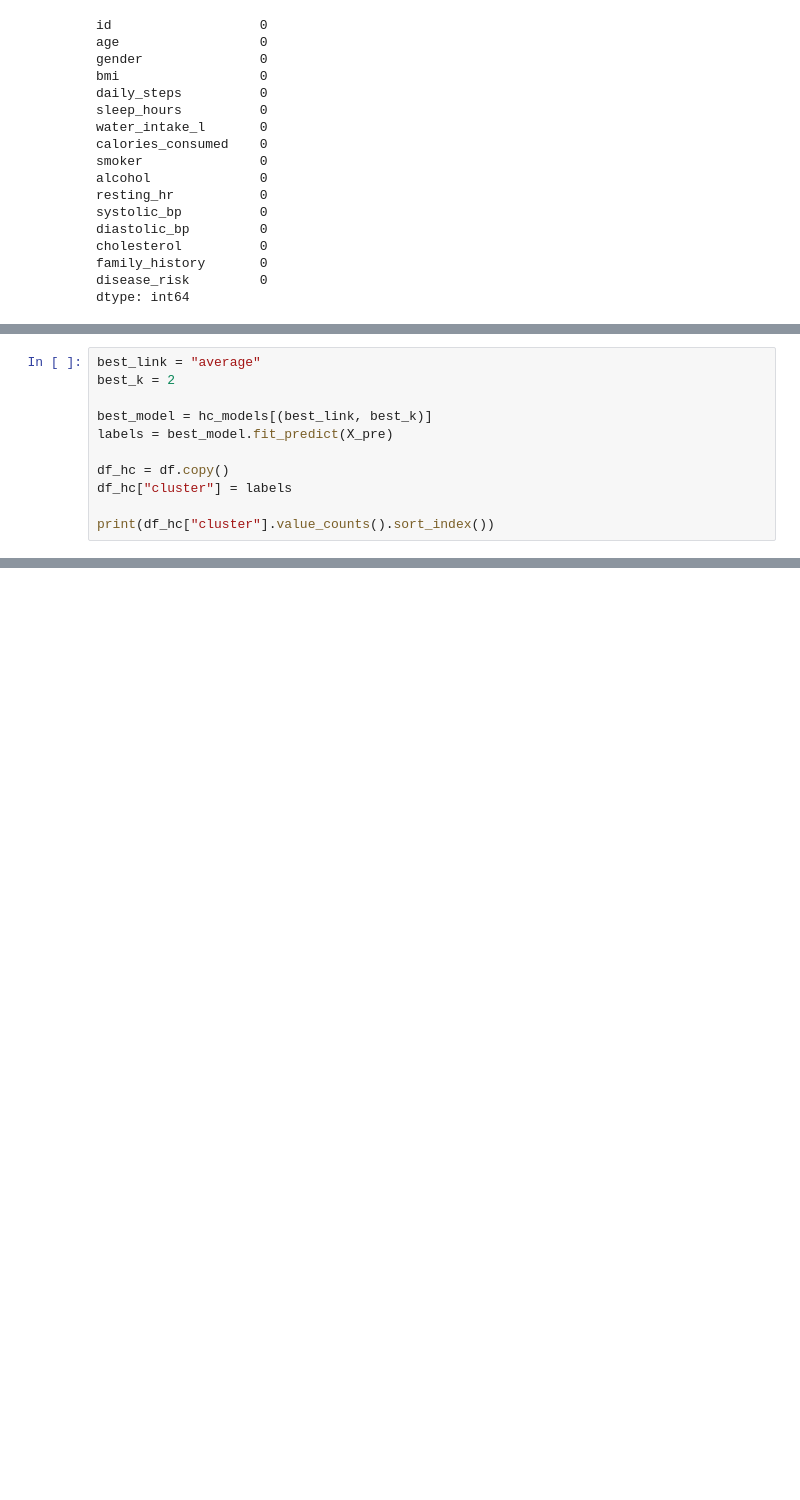
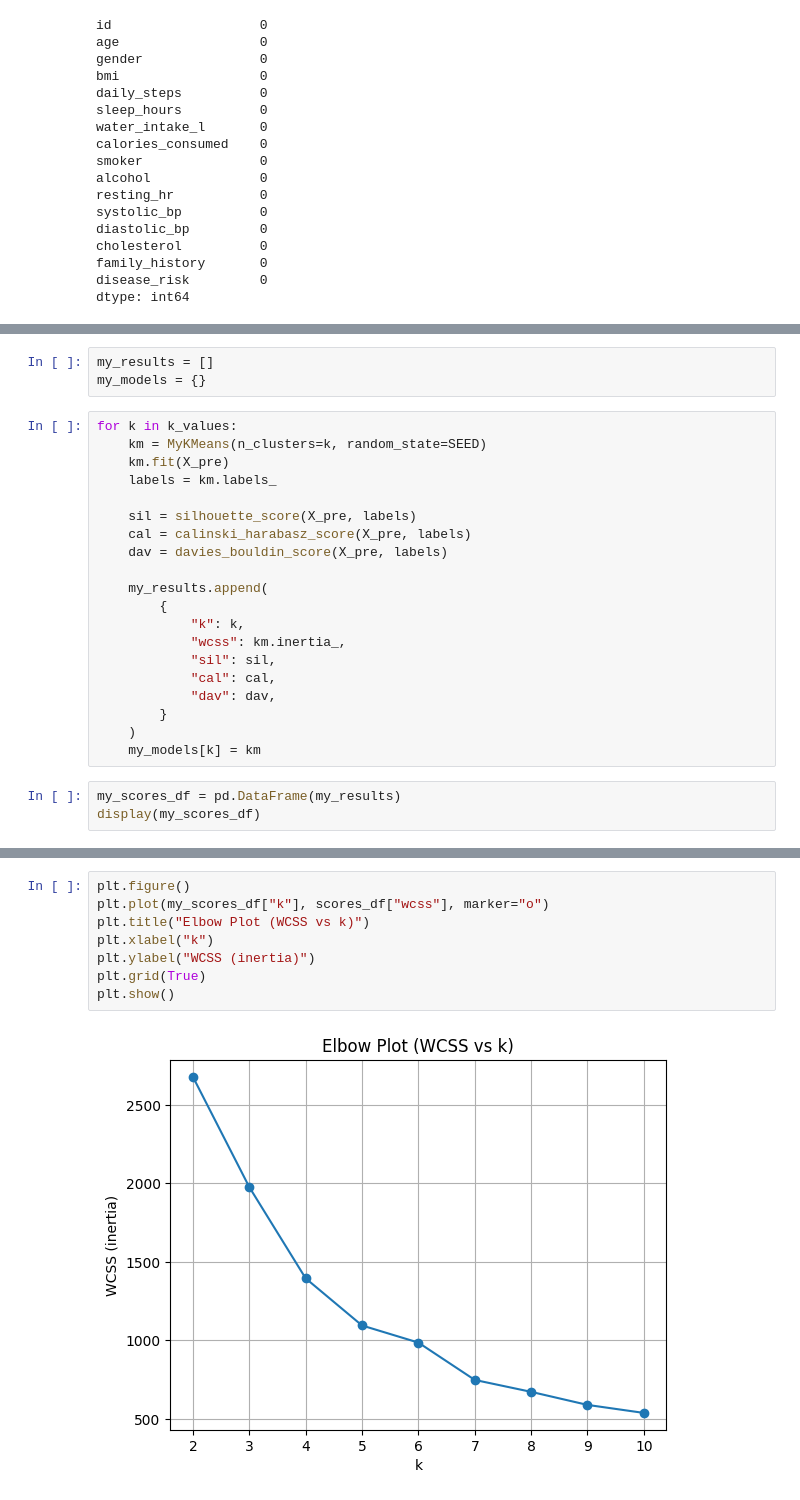
Before and after one commit to poslam/sem7-ds, a Jupyter notebook: ia/labs/2.ipynb, the cells around one changed output, grey strips where cells are left out. Drawn from its saved outputs; the diff is of its cells as text; blank space fills up the shorter version.

```diff
--- a/ia/labs/2.ipynb
+++ b/ia/labs/2.ipynb
@@ -426,11 +302,0 @@ for link in hc_scores["linkage"].unique():
-# %%
-best_link = "average"
-best_k = 2
-
-best_model = hc_models[(best_link, best_k)]
-labels = best_model.fit_predict(X_pre)
-
-df_hc = df.copy()
-df_hc["cluster"] = labels
-
-print(df_hc["cluster"].value_counts().sort_index())
@@ -494,0 +303,26 @@ plt.show()
+# %%
+my_results = []
+my_models = {}
+# %%
+for k in k_values:
+    km = MyKMeans(n_clusters=k, random_state=SEED)
+    km.fit(X_pre)
+    labels = km.labels_
+
+    sil = silhouette_score(X_pre, labels)
+    cal = calinski_harabasz_score(X_pre, labels)
+    dav = davies_bouldin_score(X_pre, labels)
+
+    my_results.append(
+        {
+            "k": k,
+            "wcss": km.inertia_,
+            "sil": sil,
+            "cal": cal,
+            "dav": dav,
+        }
+    )
+    my_models[k] = km
+# %%
+my_scores_df = pd.DataFrame(my_results)
+display(my_scores_df)
@@ -494,0 +410,10 @@ plt.show()
+# %%
+plt.figure()
+plt.plot(my_scores_df["k"], scores_df["wcss"], marker="o")
+plt.title("Elbow Plot (WCSS vs k)")
+plt.xlabel("k")
+plt.ylabel("WCSS (inertia)")
+plt.grid(True)
+plt.show()
+# %% [output]
+[figure, added]
```
Also changed, not shown: parts of 64 cells of this notebook, 2 other files.
